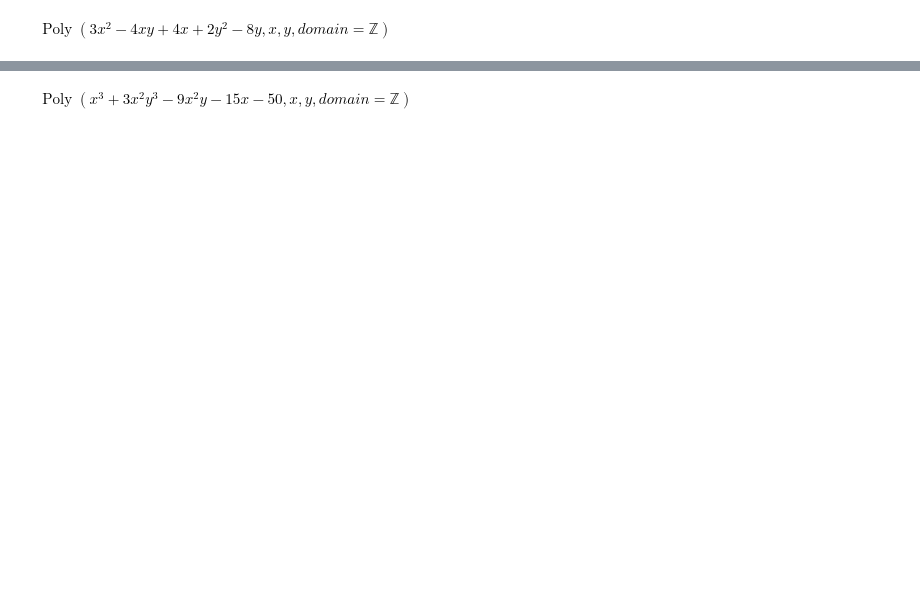
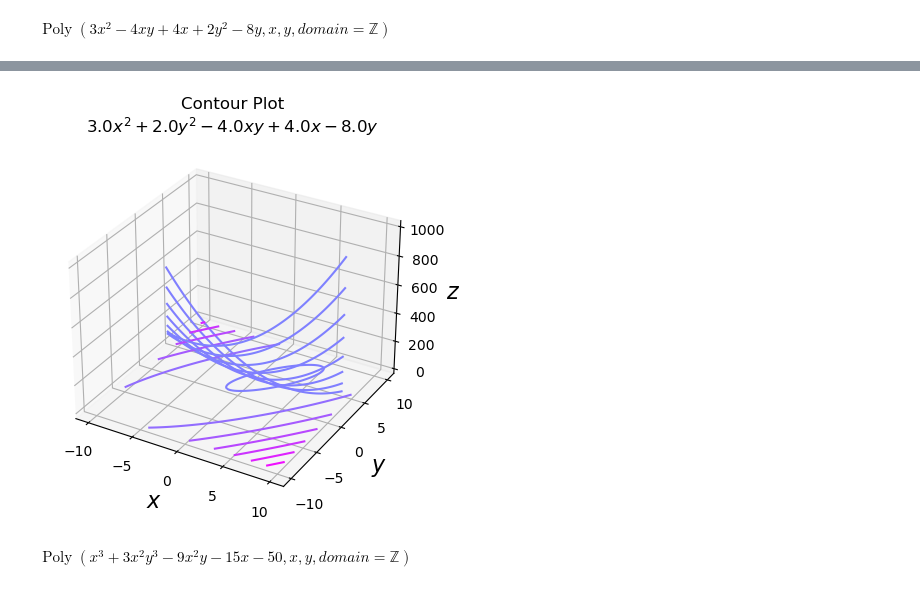
Before and after one commit to pineapple-bois/polynomial-methods, a Jupyter notebook: surface_testing.ipynb, the cells around one changed output, grey strips where cells are left out. Drawn from its saved outputs; the diff is of its cells as text; code cells hidden in the pictures; blank space fills up the shorter version.

```diff
--- a/surface_testing.ipynb
+++ b/surface_testing.ipynb
@@ -77,3 +77,7 @@ p3.plot(x_range=x_range, y_range=y_range)
+# %%
+p3.plot(x_range=x_range, y_range=y_range, plot_type='contour')
+# %% [output]
+[figure, added]
 # %%
 p4.display()
 # %% [output]
```
Also changed, not shown: parts of 20 cells of this notebook.
